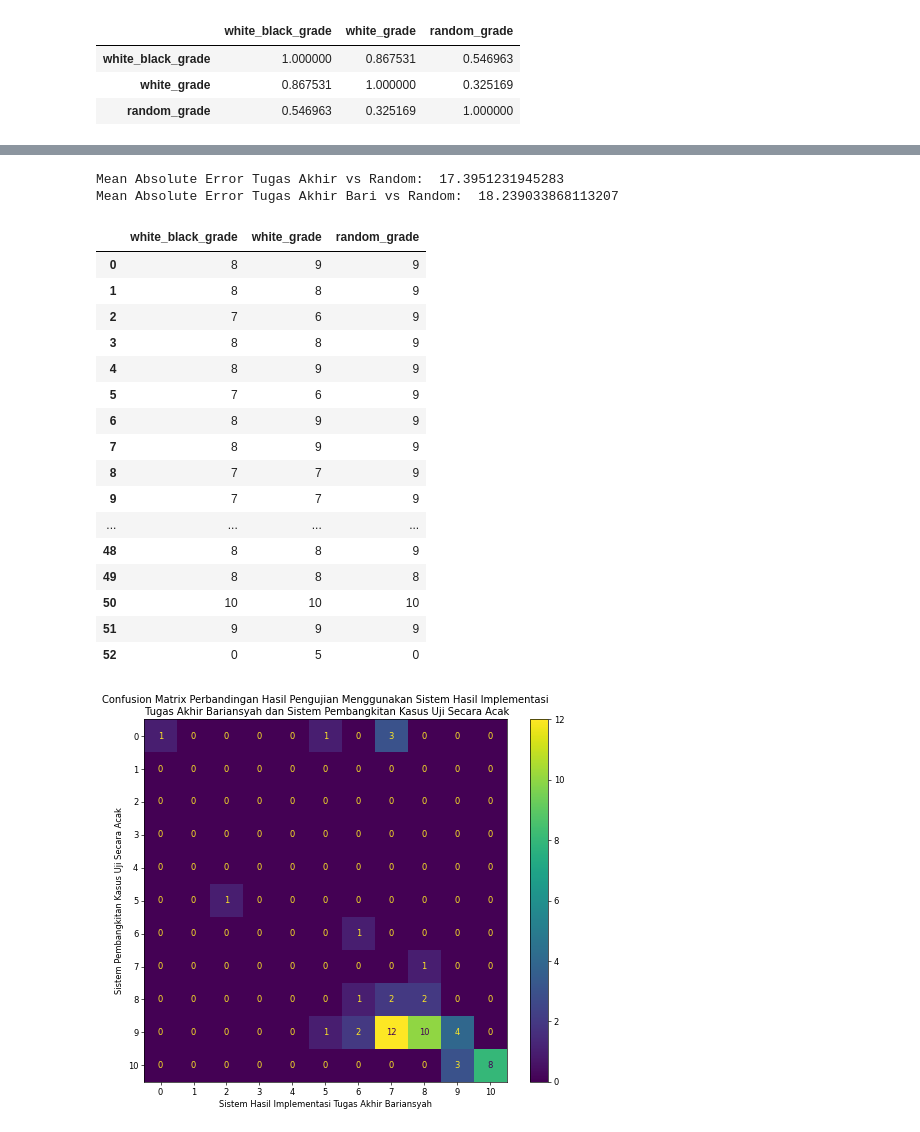
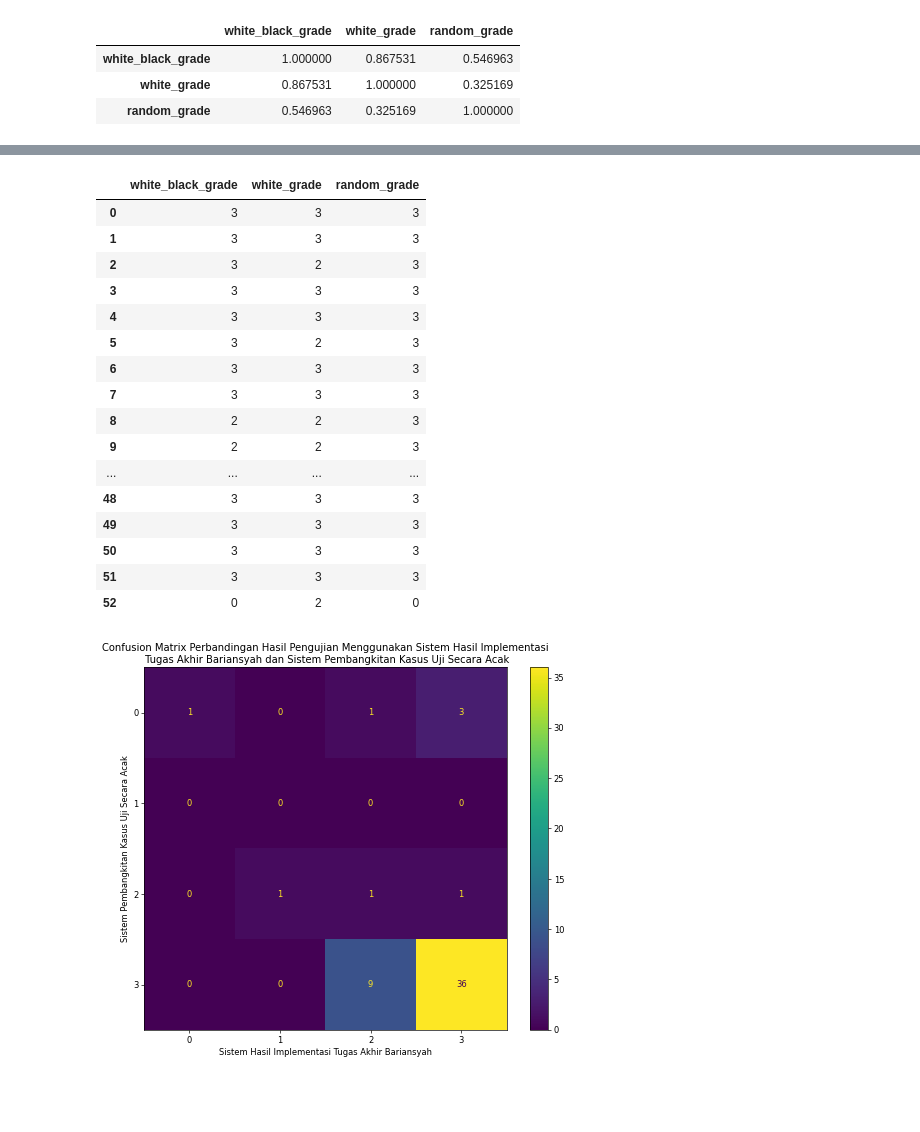
Before and after one commit to moondemon68/PyAssessment, a Jupyter notebook: res/Visualization.ipynb, the cells around one changed output, grey strips where cells are left out. Drawn from its saved outputs; the diff is of its cells as text; code cells hidden in the pictures; blank space fills up the shorter version.

Commit message:
docs: ✏️ visualization and metric

```diff
--- a/res/Visualization.ipynb
+++ b/res/Visualization.ipynb
@@ -77,36 +35,29 @@ plt.show()
-# %%
-# MAE
-print('Mean Absolute Error Tugas Akhir vs Random: ', mean_absolute_error(df['white_grade'], df['random_grade']))
-print('Mean Absolute Error Tugas Akhir Bari vs Random: ', mean_absolute_error(df['white_black_grade'], df['random_grade']))
-# %% [output]
-Mean Absolute Error Tugas Akhir vs Random:  17.3951231945283
-Mean Absolute Error Tugas Akhir Bari vs Random:  18.239033868113207
 # %%
-bins = [-0.001, 10-0.001, 20-0.001, 30-0.001, 40-0.001, 50-0.001, 60-0.001, 70-0.001, 80-0.001, 90-0.001, 100-0.001, 100+0.001]
-labels = [0, 1, 2, 3, 4, 5, 6, 7, 8, 9, 10]
+bins = [-0.001, 25-0.001, 50-0.001, 75-0.001, 100+0.001]
+labels = [0, 1, 2, 3]
 cat_white=pd.cut(df['white_grade'], bins=bins, labels=labels)
 cat_white_black=pd.cut(df['white_black_grade'], bins=bins, labels=labels)
 cat_random=pd.cut(df['random_grade'], bins=bins, labels=labels)
 categorized_grade = pd.concat([cat_white_black, cat_white, cat_random], axis=1)
 categorized_grade
 # %% [output]
 |  | white_black_grade | white_grade | random_grade |
-| 0 | 8 | 9 | 9 |
-| 1 | 8 | 8 | 9 |
-| 2 | 7 | 6 | 9 |
-| 3 | 8 | 8 | 9 |
-| 4 | 8 | 9 | 9 |
-| 5 | 7 | 6 | 9 |
-| 6 | 8 | 9 | 9 |
-| 7 | 8 | 9 | 9 |
-| 8 | 7 | 7 | 9 |
-| 9 | 7 | 7 | 9 |
+| 0 | 3 | 3 | 3 |
+| 1 | 3 | 3 | 3 |
+| 2 | 3 | 2 | 3 |
+| 3 | 3 | 3 | 3 |
+| 4 | 3 | 3 | 3 |
+| 5 | 3 | 2 | 3 |
+| 6 | 3 | 3 | 3 |
+| 7 | 3 | 3 | 3 |
+| 8 | 2 | 2 | 3 |
+| 9 | 2 | 2 | 3 |
 | ... | ... | ... | ... |
-| 48 | 8 | 8 | 9 |
-| 49 | 8 | 8 | 8 |
-| 50 | 10 | 10 | 10 |
-| 51 | 9 | 9 | 9 |
-| 52 | 0 | 5 | 0 |
+| 48 | 3 | 3 | 3 |
+| 49 | 3 | 3 | 3 |
+| 50 | 3 | 3 | 3 |
+| 51 | 3 | 3 | 3 |
+| 52 | 0 | 2 | 0 |
 # %%
 cm = confusion_matrix(categorized_grade['random_grade'], categorized_grade['white_black_grade'], labels = labels)
 disp = ConfusionMatrixDisplay(confusion_matrix=cm, display_labels=labels)
@@ -116,4 +67,4 @@ disp.plot(ax = ax)
 disp.ax_.set(xlabel='Sistem Hasil Implementasi Tugas Akhir Bariansyah', ylabel='Sistem Pembangkitan Kasus Uji Secara Acak')
 plt.show()
 # %% [output]
-[figure, old version]
+[figure, new version]
```
Also changed, not shown: parts of 7 cells of this notebook, 1 other file.
